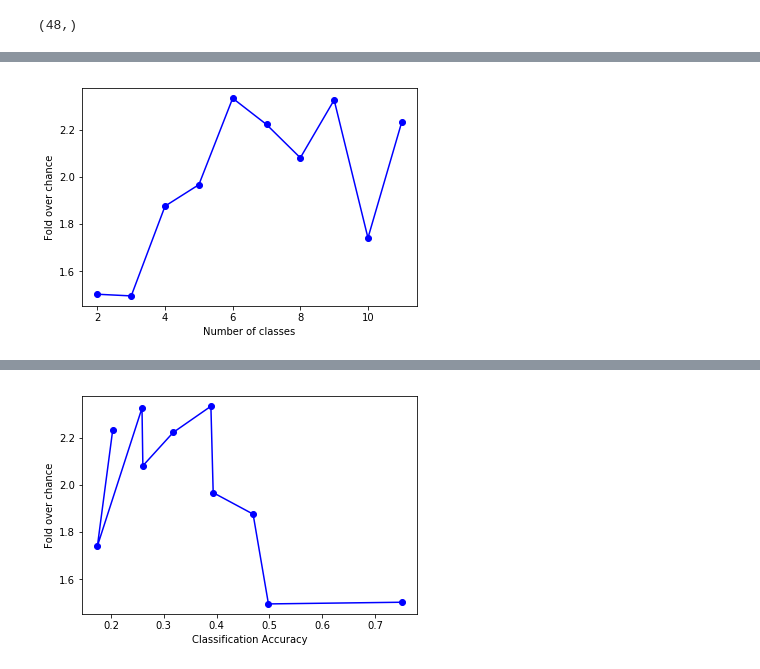
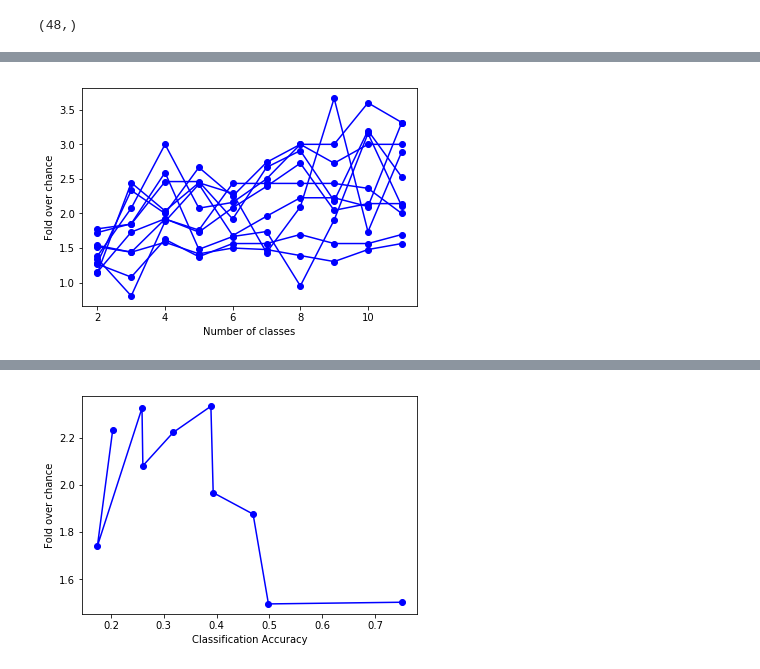
Before and after one commit to BouchardLab/ML_4_prec_prognosis, a Jupyter notebook: bin/outcome_clustering_plot.ipynb, the cells around one changed output, grey strips where cells are left out. Saved outputs shown, nothing was run; the diff lists cells and outputs as text; code cells hidden in the pictures.

```diff
--- a/bin/outcome_clustering_plot.ipynb
+++ b/bin/outcome_clustering_plot.ipynb
@@ -49,4 +61,4 @@ plt.show()
 # %%
 filtered_outcome = np.load('outcome_cv_filtered_results.npz')
 # %%
-filtered_outcome
+filtered_outcome = filtered_outcome['name1']
@@ -74,9 +87,9 @@ ValueError: The truth value of an array with more than one element is ambiguous.
 # %%
 plt.figure()
-plt.plot(new_ranges, filtered_outcome*new_ranges, 'bo', linestyle = '-')
+plt.plot(new_ranges, filtered_outcome.T*new_ranges, 'bo', linestyle = '-')
 plt.xlabel('Number of classes')
 plt.ylabel('Fold over chance')
 plt.savefig('/Users/ahyeon/Desktop/activ/bin/outcome_filtered_mean_plot.pdf')
 plt.show()
 # %% [output]
-[figure, old version]
+[figure, new version]
```
Also changed, not shown: parts of 14 cells of this notebook, 2 other files.
